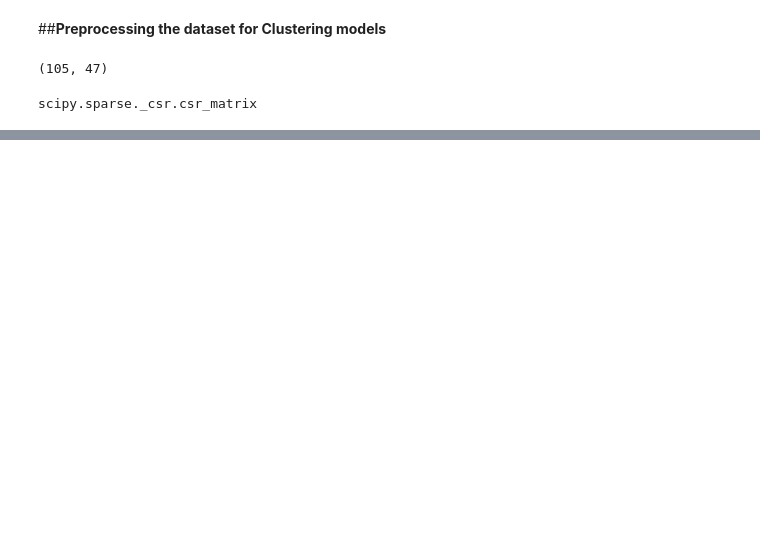
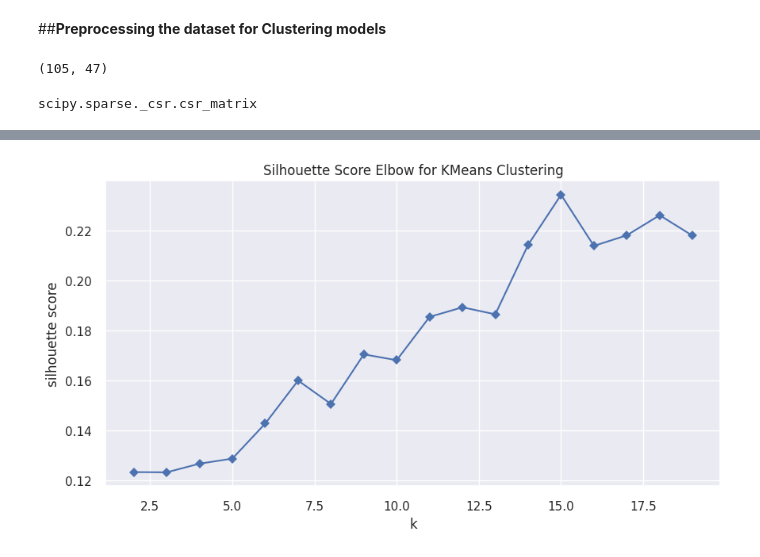
Before and after one commit to nehaa54/ZOMATO_RESTAURANT_CLUSTERING-, a Jupyter notebook: UNSUPERVISED_ML.ipynb, the cells around one changed output, grey strips where cells are left out. Saved outputs shown, nothing was run; the diff lists cells and outputs as text; code cells hidden in the pictures; blank space fills up the shorter version.

```diff
--- a/UNSUPERVISED_ML.ipynb
+++ b/UNSUPERVISED_ML.ipynb
@@ -585,0 +612,5 @@ scipy.sparse._csr.csr_matrix
+# %%
+# KElbowvisualizer with metric as 'silhouette'
+KElbowvisualizer('silhouette')
+# %% [output]
+[figure, added]
```
Also changed, not shown: parts of 35 cells of this notebook.
